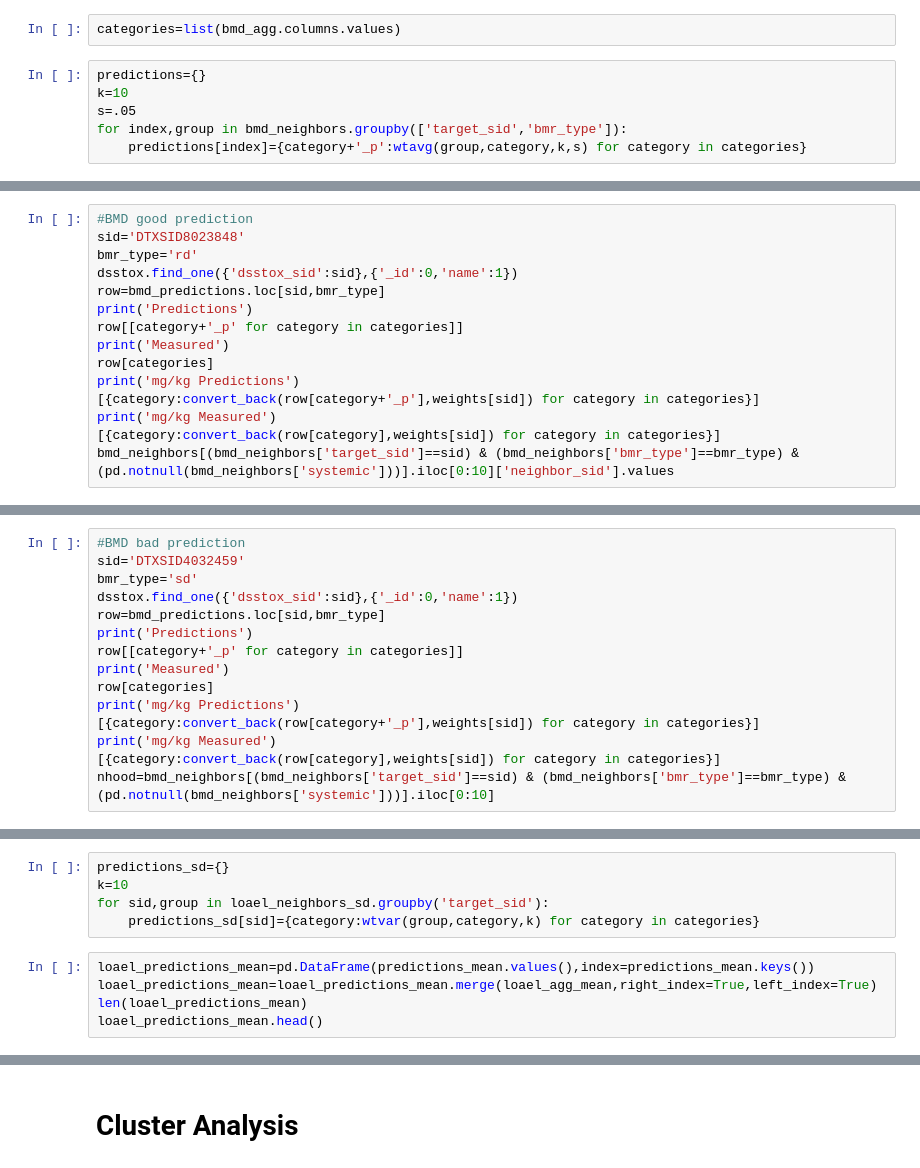
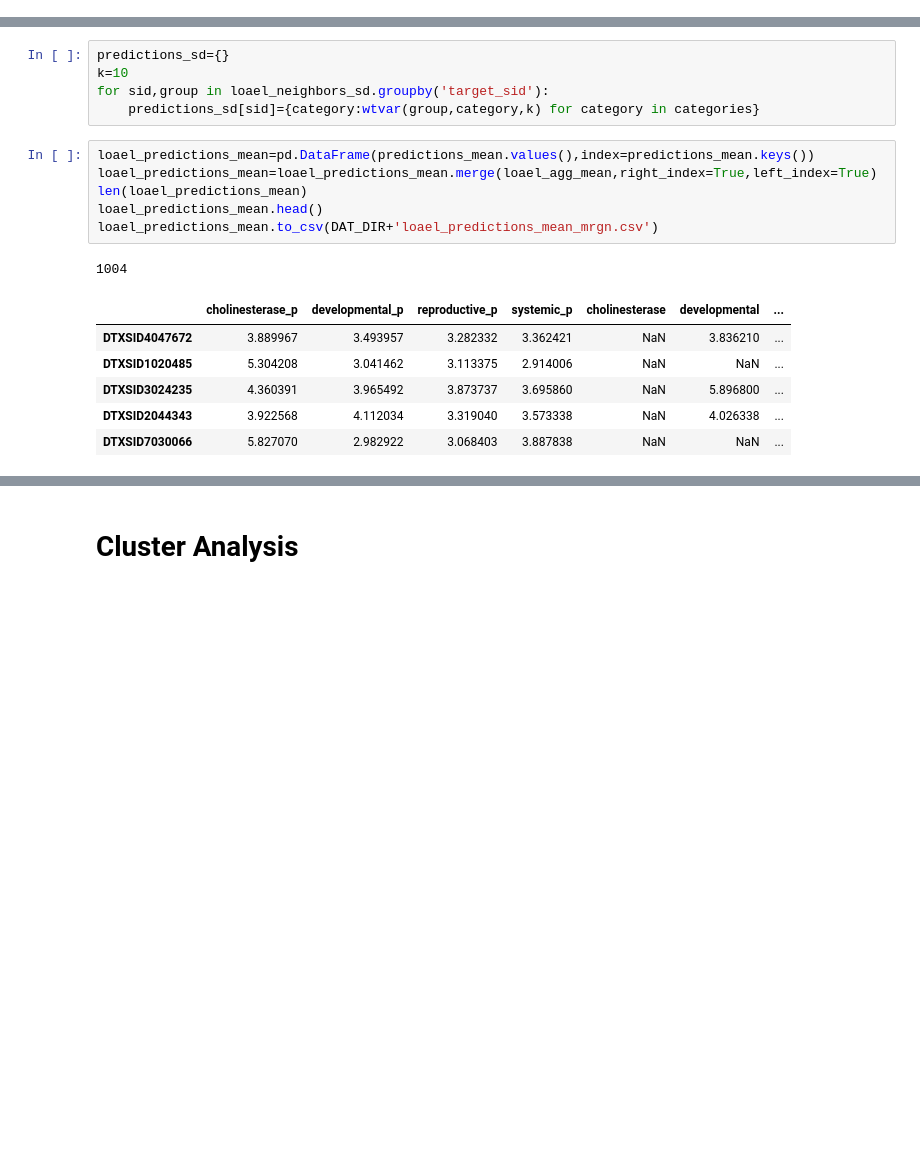
Before and after one commit to georgehelman/genra, a Jupyter notebook: notebooks/rax/rax-genra-toxref-data-mrgn.ipynb, the cells around one changed output, grey strips where cells are left out. Saved outputs shown, nothing was run; the diff lists cells and outputs as text; blank space fills up the shorter version.

```diff
--- a/notebooks/rax/rax-genra-toxref-data-mrgn.ipynb
+++ b/notebooks/rax/rax-genra-toxref-data-mrgn.ipynb
@@ -250,8 +171,0 @@ bmd_neighbors.head()
-# %%
-categories=list(bmd_agg.columns.values)
-# %%
-predictions={}
-k=10
-s=.05
-for index,group in bmd_neighbors.groupby(['target_sid','bmr_type']):
-    predictions[index]={category+'_p':wtavg(group,category,k,s) for category in categories}
@@ -297,15 +171,0 @@ ranked_bmds
-# %%
-#BMD good prediction
-sid='DTXSID8023848'
-bmr_type='rd'
-dsstox.find_one({'dsstox_sid':sid},{'_id':0,'name':1})
-row=bmd_predictions.loc[sid,bmr_type]
-print('Predictions')
-row[[category+'_p' for category in categories]]
-print('Measured')
-row[categories]
-print('mg/kg Predictions')
-[{category:convert_back(row[category+'_p'],weights[sid]) for category in categories}]
-print('mg/kg Measured')
-[{category:convert_back(row[category],weights[sid]) for category in categories}]
-bmd_neighbors[(bmd_neighbors['target_sid']==sid) & (bmd_neighbors['bmr_type']==bmr_type) & (pd.notnull(bmd_neighbors['systemic']))].iloc[0:10]['neighbor_sid'].values
@@ -316,18 +172,3 @@ DB['chm_fp'].find_one({'dsstox_sid':'DTXSID7032559'})
-# %%
-#BMD bad prediction
-sid='DTXSID4032459'
-bmr_type='sd'
-dsstox.find_one({'dsstox_sid':sid},{'_id':0,'name':1})
-row=bmd_predictions.loc[sid,bmr_type]
-print('Predictions')
-row[[category+'_p' for category in categories]]
-print('Measured')
-row[categories]
-print('mg/kg Predictions')
-[{category:convert_back(row[category+'_p'],weights[sid]) for category in categories}]
-print('mg/kg Measured')
-[{category:convert_back(row[category],weights[sid]) for category in categories}]
-nhood=bmd_neighbors[(bmd_neighbors['target_sid']==sid) & (bmd_neighbors['bmr_type']==bmr_type) & (pd.notnull(bmd_neighbors['systemic']))].iloc[0:10]
 # %% [markdown]
 <h1>Mean Aggregation</h1>
 # %%
@@ -370,5 +210,14 @@ for sid,group in loael_neighbors_sd.groupby('target_sid'):
 # %%
 loael_predictions_mean=pd.DataFrame(predictions_mean.values(),index=predictions_mean.keys())
 loael_predictions_mean=loael_predictions_mean.merge(loael_agg_mean,right_index=True,left_index=True)
 len(loael_predictions_mean)
 loael_predictions_mean.head()
+loael_predictions_mean.to_csv(DAT_DIR+'loael_predictions_mean_mrgn.csv')
+# %% [output]
+1004
+|  | cholinesterase_p | developmental_p | reproductive_p | systemic_p | cholinesterase | developmental | ... |
+| DTXSID4047672 | 3.889967 | 3.493957 | 3.282332 | 3.362421 | NaN | 3.836210 | ... |
+| DTXSID1020485 | 5.304208 | 3.041462 | 3.113375 | 2.914006 | NaN | NaN | ... |
+| DTXSID3024235 | 4.360391 | 3.965492 | 3.873737 | 3.695860 | NaN | 5.896800 | ... |
+| DTXSID2044343 | 3.922568 | 4.112034 | 3.319040 | 3.573338 | NaN | 4.026338 | ... |
+| DTXSID7030066 | 5.827070 | 2.982922 | 3.068403 | 3.887838 | NaN | NaN | ... |
```
Also changed, not shown: parts of 58 cells of this notebook, 3 other files.
